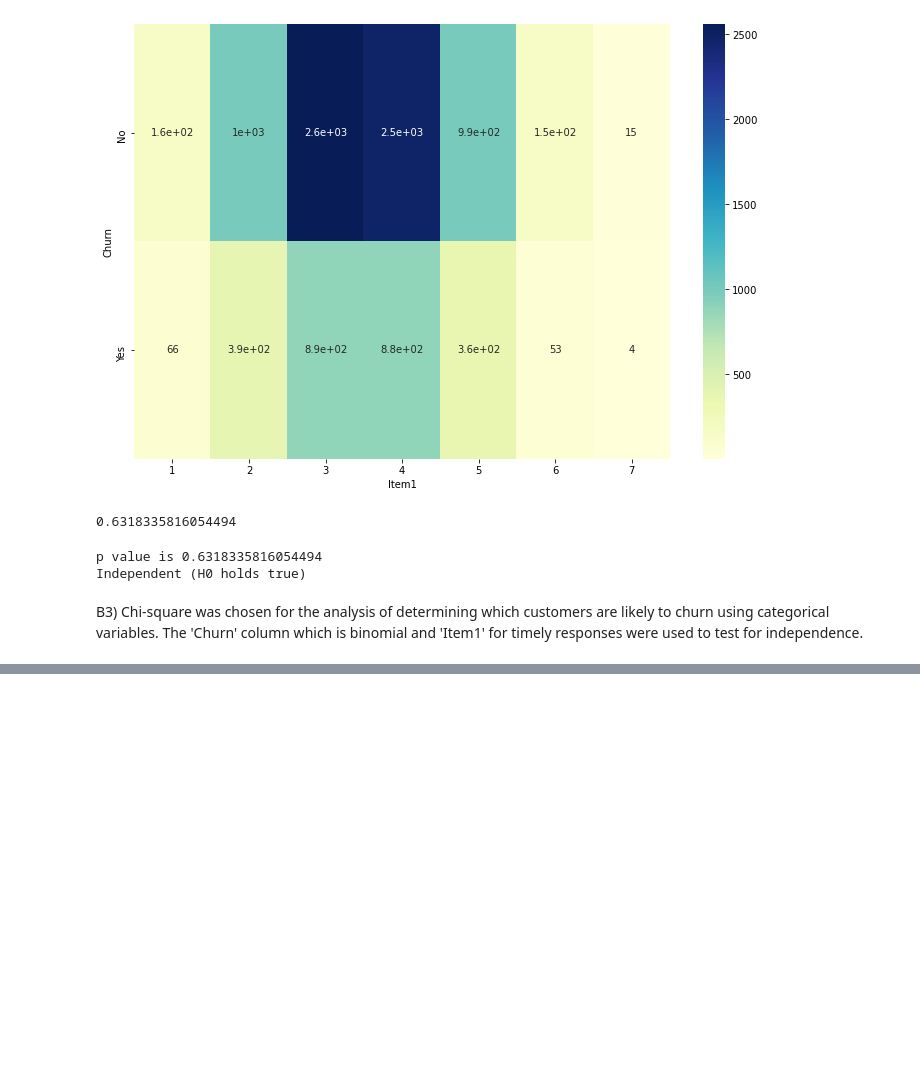
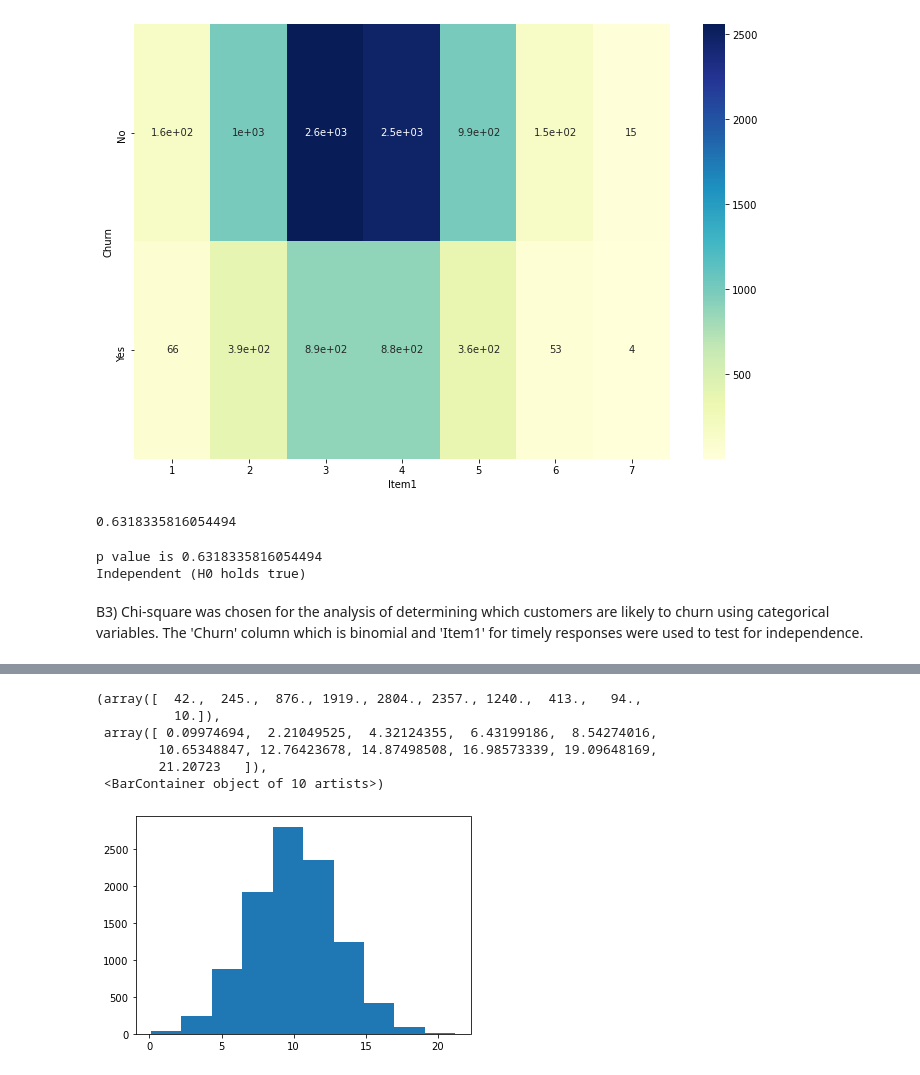
Before and after one commit to michaelle93/D207PA, a Jupyter notebook: D207PA.ipynb, the cells around one changed output, grey strips where cells are left out. Cells and saved outputs as stored; diff of their text form; code cells hidden in the pictures; blank space fills up the shorter version.

```diff
--- a/D207PA.ipynb
+++ b/D207PA.ipynb
@@ -78,0 +124,10 @@ Continuous variables:
+# %%
+plt.hist(df['Outage_sec_perweek'])
+# %% [output]
+(array([  42.,  245.,  876., 1919., 2804., 2357., 1240.,  413.,   94.,
+          10.]),
+ array([ 0.09974694,  2.21049525,  4.32124355,  6.43199186,  8.54274016,
+        10.65348847, 12.76423678, 14.87498508, 16.98573339, 19.09648169,
+        21.20723   ]),
+ <BarContainer object of 10 artists>)
+[figure, added]
```
Also changed, not shown: parts of 10 cells of this notebook, 1 other file.
